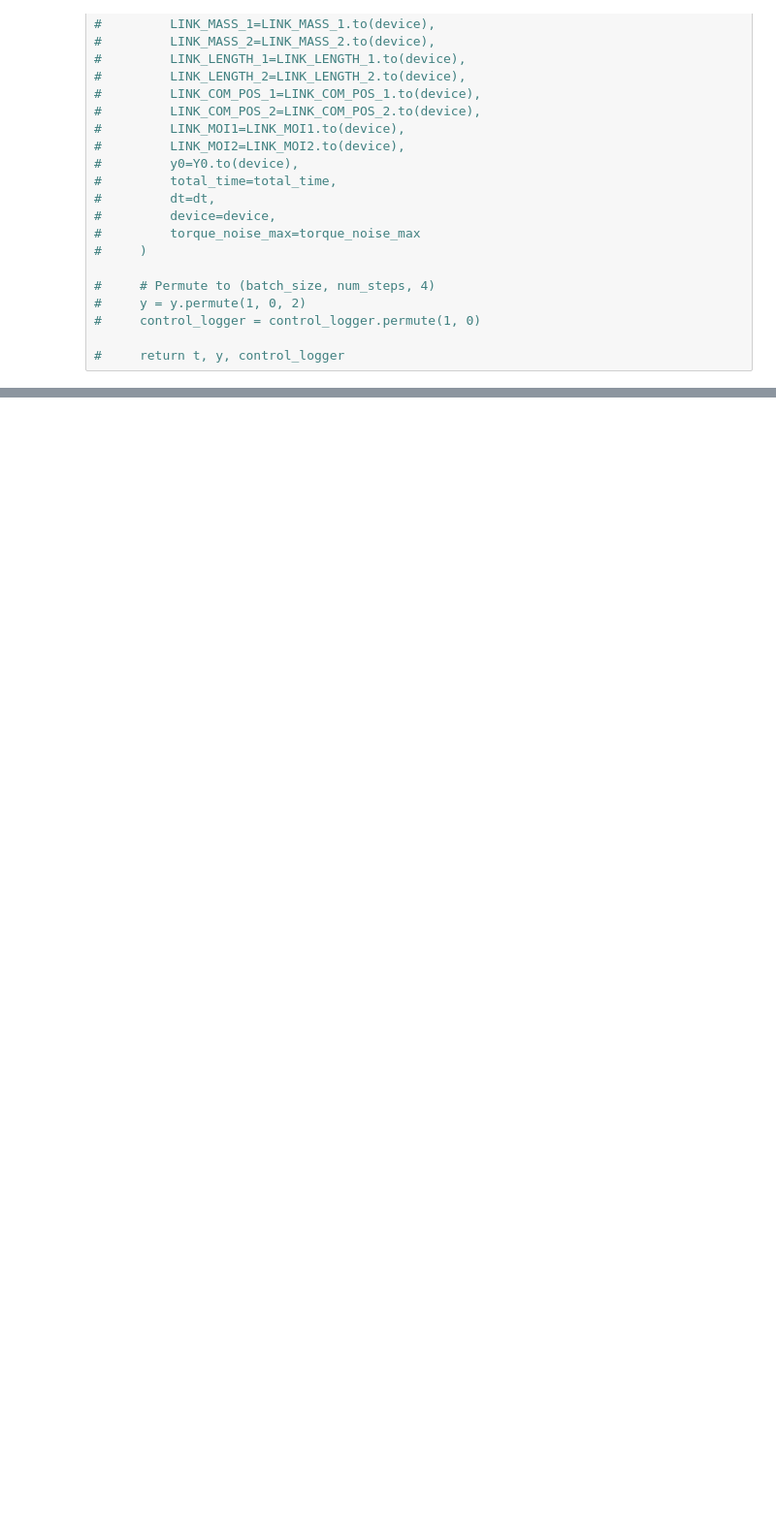
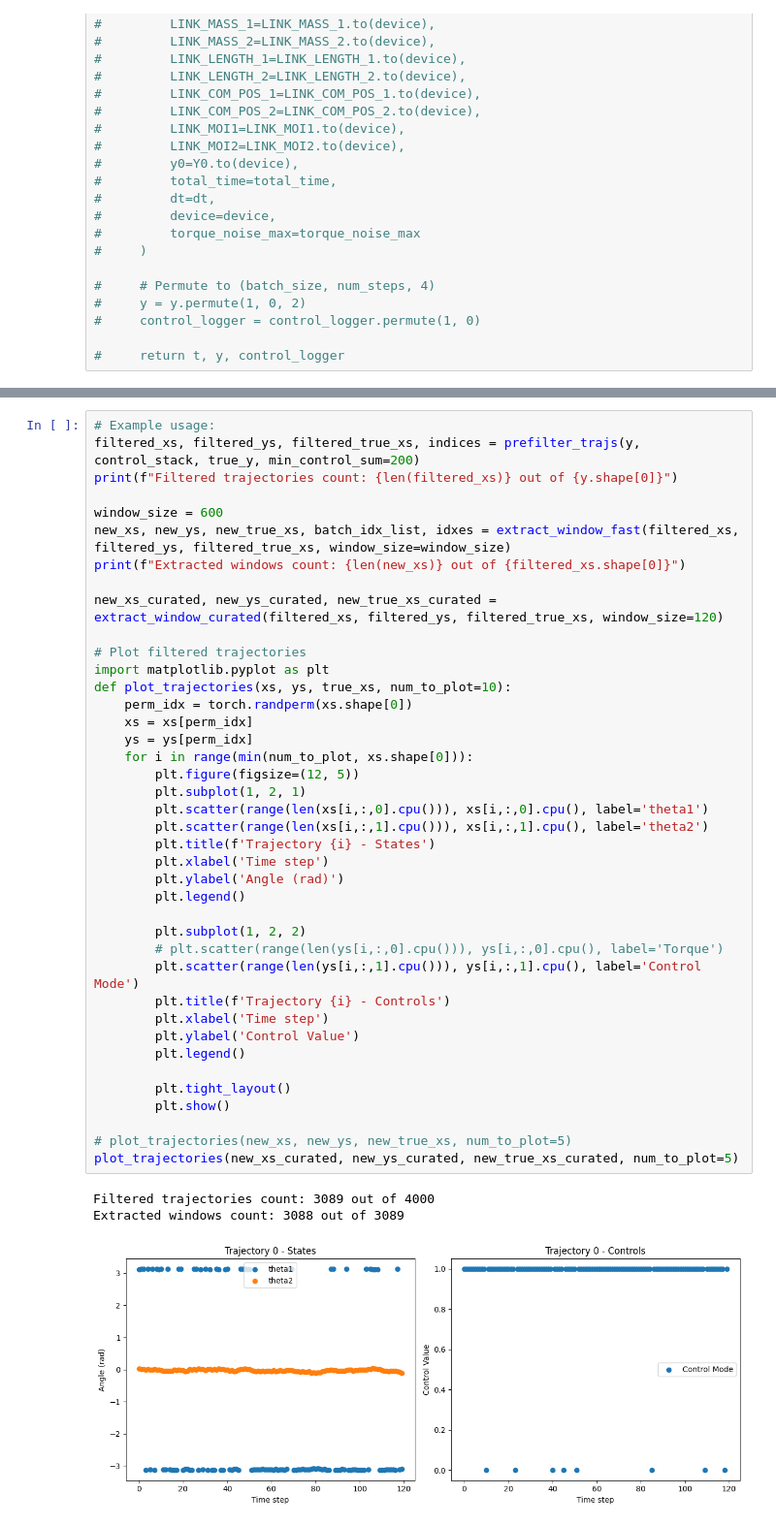
Before and after one commit to ebonyelsmith/transformer_control, a Jupyter notebook: testing_acrobot_batch.ipynb, the cells around one changed output, grey strips where cells are left out. Shown at 97% size. Drawn from its saved outputs; the diff is of its cells as text; blank space fills up the shorter version.

```diff
--- a/testing_acrobot_batch.ipynb
+++ b/testing_acrobot_batch.ipynb
@@ -3524,0 +3688,44 @@ RuntimeError: No CUDA GPUs are available
+# %%
+# Example usage:
+filtered_xs, filtered_ys, filtered_true_xs, indices = prefilter_trajs(y, control_stack, true_y, min_control_sum=200)
+print(f"Filtered trajectories count: {len(filtered_xs)} out of {y.shape[0]}")
+
+window_size = 600
+new_xs, new_ys, new_true_xs, batch_idx_list, idxes = extract_window_fast(filtered_xs, filtered_ys, filtered_true_xs, window_size=window_size)
+print(f"Extracted windows count: {len(new_xs)} out of {filtered_xs.shape[0]}")
+
+new_xs_curated, new_ys_curated, new_true_xs_curated = extract_window_curated(filtered_xs, filtered_ys, filtered_true_xs, window_size=120)
+
+# Plot filtered trajectories
+import matplotlib.pyplot as plt
+def plot_trajectories(xs, ys, true_xs, num_to_plot=10):
+    perm_idx = torch.randperm(xs.shape[0])
+    xs = xs[perm_idx]
+    ys = ys[perm_idx]
+    for i in range(min(num_to_plot, xs.shape[0])):
+        plt.figure(figsize=(12, 5))
+        plt.subplot(1, 2, 1)
+        plt.scatter(range(len(xs[i,:,0].cpu())), xs[i,:,0].cpu(), label='theta1')
+        plt.scatter(range(len(xs[i,:,1].cpu())), xs[i,:,1].cpu(), label='theta2')
+        plt.title(f'Trajectory {i} - States')
+        plt.xlabel('Time step')
+        plt.ylabel('Angle (rad)')
+        plt.legend()
+
+        plt.subplot(1, 2, 2)
+        # plt.scatter(range(len(ys[i,:,0].cpu())), ys[i,:,0].cpu(), label='Torque')
+        plt.scatter(range(len(ys[i,:,1].cpu())), ys[i,:,1].cpu(), label='Control Mode')
+        plt.title(f'Trajectory {i} - Controls')
+        plt.xlabel('Time step')
+        plt.ylabel('Control Value')
+        plt.legend()
+
+        plt.tight_layout()
+        plt.show()
+
+# plot_trajectories(new_xs, new_ys, new_true_xs, num_to_plot=5)
+plot_trajectories(new_xs_curated, new_ys_curated, new_true_xs_curated, num_to_plot=5)
+# %% [output]
+Filtered trajectories count: 3089 out of 4000
+Extracted windows count: 3088 out of 3089
+[figure, added]
```
Also changed, not shown: parts of 7 cells of this notebook.
